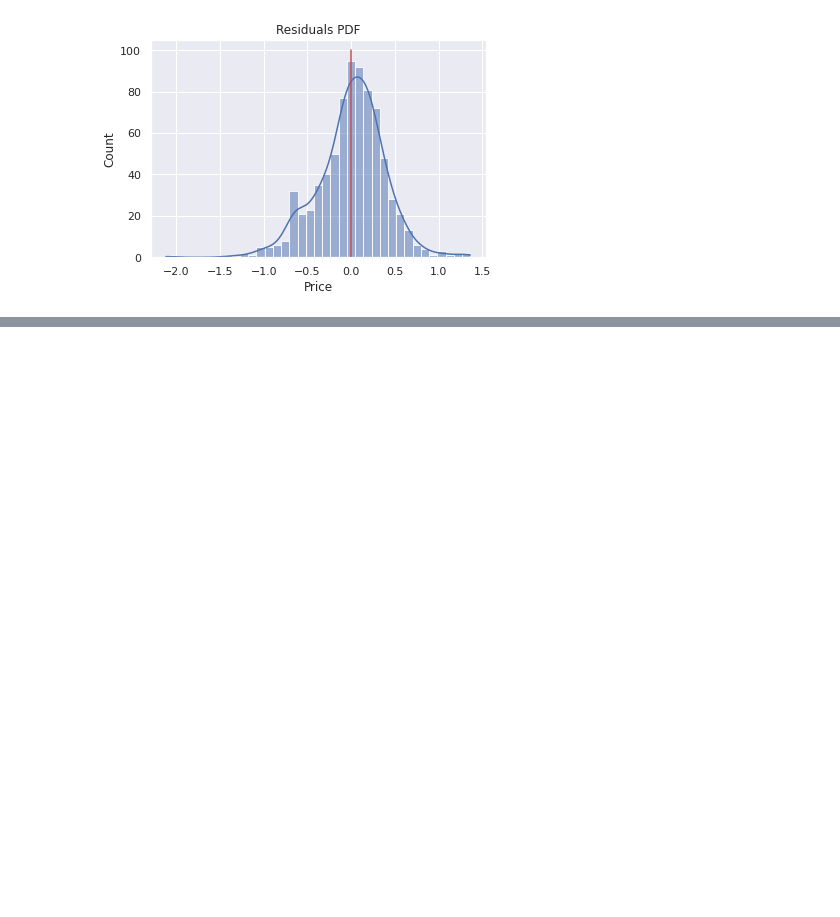
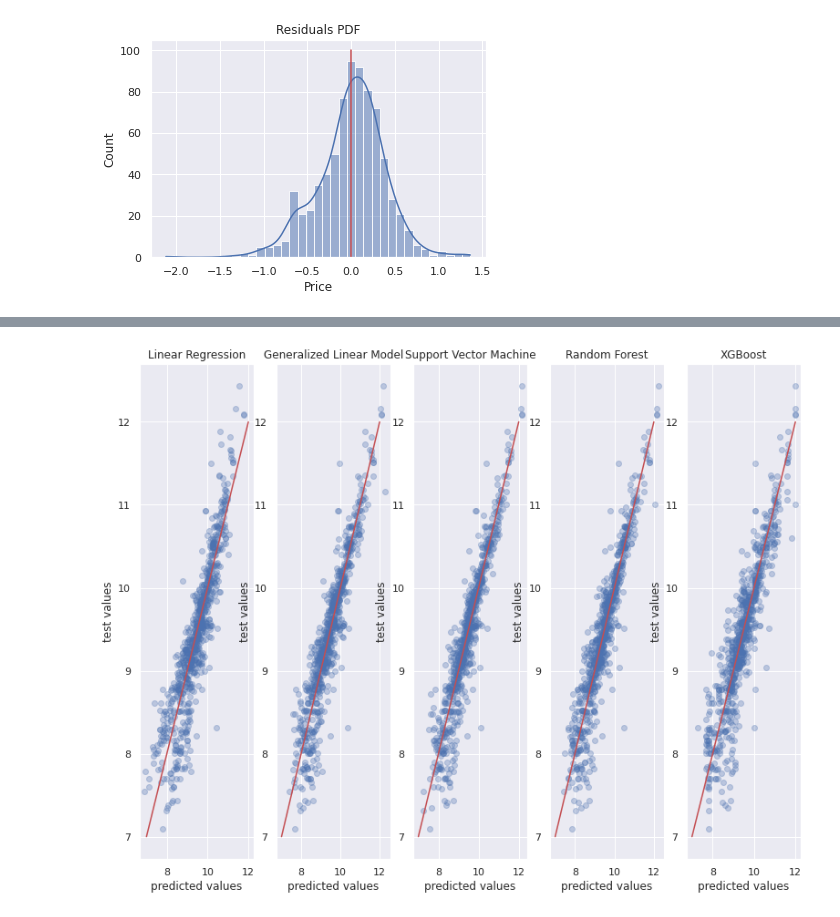
Before and after one commit to Jakub-Ner/data_science_course, a Jupyter notebook: Linear_Regression_exercise.ipynb, the cells around one changed output, grey strips where cells are left out. Drawn from its saved outputs; the diff is of its cells as text; code cells hidden in the pictures; blank space fills up the shorter version.

```diff
--- a/Linear_Regression_exercise.ipynb
+++ b/Linear_Regression_exercise.ipynb
@@ -314,0 +321,78 @@ p_values # p_values looks great
+# %%
+from sklearn.metrics import mean_squared_error
+
+from sklearn.linear_model import LinearRegression
+reg = LinearRegression().fit(x_train,y_train)
+MSE_reg = mean_squared_error(y_test, reg.predict(x_test))
+print(f'Błąd średniokwadratowy modelu liniowego: {MSE_reg:0.3}\n')
+
+
+# ===== Uogólniony model liniowy (ang. Generalized Linear Model) =====
+from sklearn.preprocessing import PolynomialFeatures
+model_GLM = LinearRegression()
+gen_features = PolynomialFeatures(degree=2, include_bias=True, interaction_only=False)
+model_GLM.fit(gen_features.fit_transform(x_train), y_train)
+# print(f'Parametry modelu GLM: {np.round(model_GLM.coef_,4)}, {np.round(model_GLM.intercept_,5)}')
+MSE_GLM = mean_squared_error(y_test, model_GLM.predict(gen_features.fit_transform(x_test)))
+print(f'Błąd średniokwadratowy modelu GLM: {MSE_GLM:0.3}\n')
+
+#==== Maszyna wektorów wspierających (ang. Support Vector Machine) ====
+# SVR dla regresji, SVC dla kalsyfikacji
+from sklearn.svm import SVR
+model_svr = SVR(kernel='rbf', gamma='scale', C=3.0)
+model_svr.fit(x_train, y_train)
+MSE_SVR = mean_squared_error(y_test, model_svr.predict(x_test))
+print(f'Błąd średniokwadratowy modelu SVR: {MSE_SVR:0.3}')
+
+#==== Las losowy (ang. Random Forest) ====
+from sklearn.ensemble import RandomForestRegressor
+model_rf = RandomForestRegressor(n_estimators=100, random_state=42)
+model_rf.fit(x_train, y_train)
+MSE_RF = mean_squared_error(y_test, model_rf.predict(x_test))
+print(f'Błąd średniokwadratowy modelu RF: {MSE_RF:0.3}')
+
+
+import xgboost as xgb
+
+D_train = xgb.DMatrix(x_train, label=y_train)
+D_test = xgb.DMatrix(x_test, label=y_test)
+param = {'max_depth': 30, 'eta': 1, 'objective': 'reg:squarederror'}
+model_xgb = xgb.train(param, D_train, 2)
+MSE_XGB = mean_squared_error(y_test, model_xgb.predict(D_test))
+print(f'Błąd średniokwadratowy modelu XGB: {MSE_XGB:0.3}')
+
+# Wizualizacja
+f, (ax0, ax1, ax2, ax3, ax4) = plt.subplots(1,5, figsize=(13, 10))
+
+ax0.set_title('Linear Regression')
+ax0.scatter(reg.predict(x_test), y_test, alpha = 0.3)
+ax0.plot(np.linspace(7, 12), np.linspace(7, 12), "r")
+ax0.set_xlabel("predicted values")
+ax0.set_ylabel("test values")
+
+ax1.set_title('Generalized Linear Model')
+ax1.scatter(model_GLM.predict(gen_features.fit_transform(x_test)), y_test, alpha = 0.3)
+ax1.plot(np.linspace(7, 12), np.linspace(7, 12), "r")
+ax1.set_xlabel("predicted values")
+ax1.set_ylabel("test values")
+
+ax2.set_title('Support Vector Machine')
+ax2.scatter(model_svr.predict(x_test), y_test, alpha = 0.3)
+ax2.plot(np.linspace(7, 12), np.linspace(7, 12), "r")
+ax2.set_xlabel("predicted values")
+ax2.set_ylabel("test values")
+
+ax3.set_title('Random Forest')
+ax3.scatter(model_rf.predict(x_test), y_test, alpha = 0.3)
+ax3.plot(np.linspace(7, 12), np.linspace(7, 12), "r")
+ax3.set_xlabel("predicted values")
+ax3.set_ylabel("test values")
+
+ax4.set_title('XGBoost')
+ax4.scatter(model_xgb.predict(D_test), y_test, alpha = 0.3)
+ax4.plot(np.linspace(7, 12), np.linspace(7, 12), "r")
+ax4.set_xlabel("predicted values")
+ax4.set_ylabel("test values")
+
+plt.show()
+# %% [output]
@@ -314,0 +406 @@ p_values # p_values looks great
+[figure, added]
```
Also changed, not shown: parts of 11 cells of this notebook.
